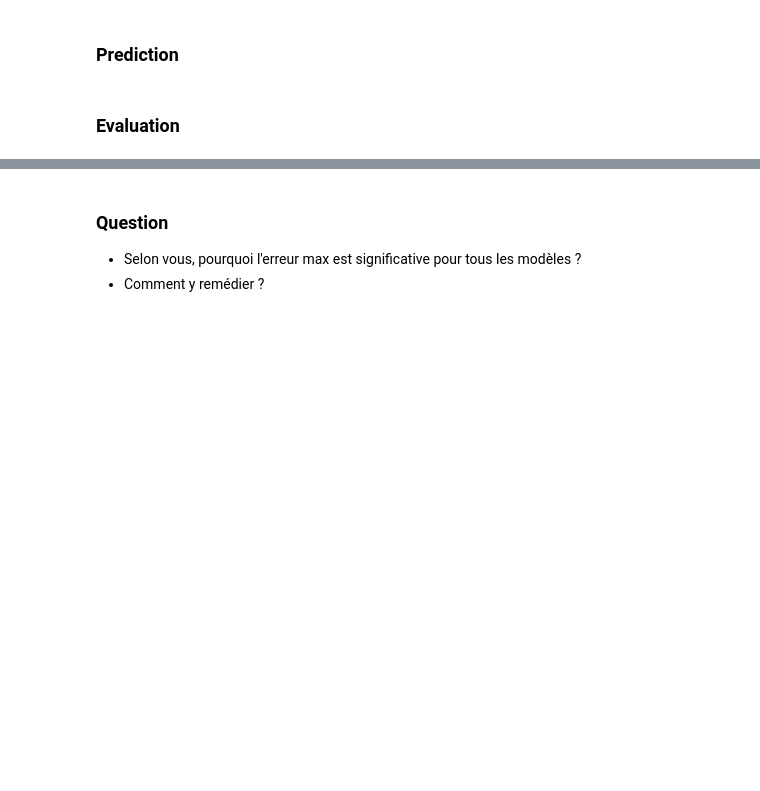
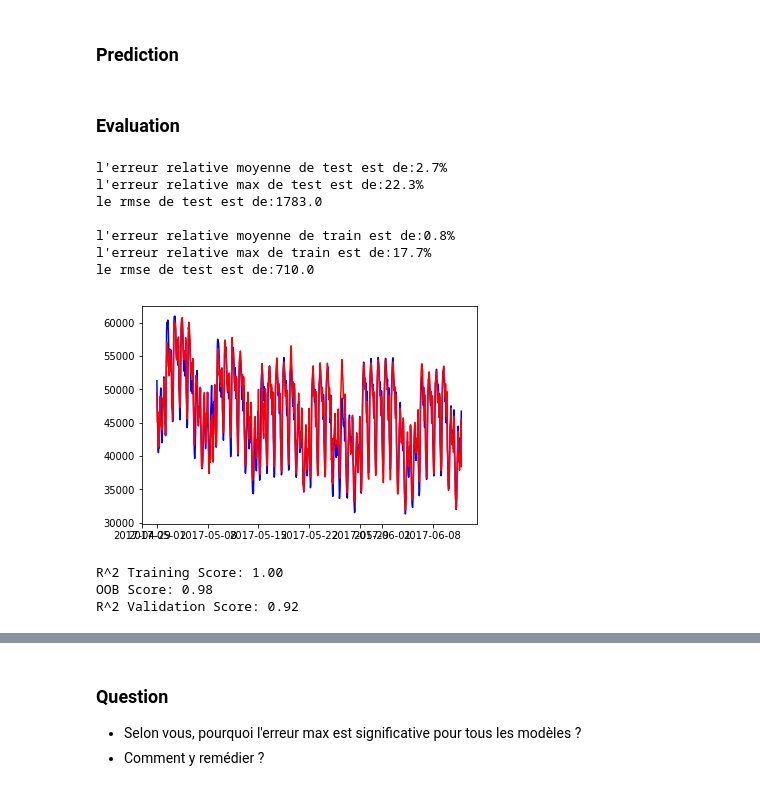
Before and after one commit to marota/TP_Formation_Conso_MachineLearning, a Jupyter notebook: TP1_Machine_learning.ipynb, the cells around one changed output, grey strips where cells are left out. Cells and saved outputs as stored; diff of their text form; code cells hidden in the pictures; blank space fills up the shorter version.

```diff
--- a/TP1_Machine_learning.ipynb
+++ b/TP1_Machine_learning.ipynb
@@ -467,14 +475,3 @@ def prepareDataSetEntrainementTest(Xinput, Yconso, dateDebut, dateRupture, nbJou
     YconsoTest=Yconso[(Xinput.ds >= dateRupture)]
 
     return XinputTrain, XinputTest, YconsoTrain, YconsoTest
-# %%
-# on souhaite un jeu de test qui commence à partir du 1er mai 2017
-dateDebut = datetime.datetime(year=2013, month=1, day=7)#pour éviter les NaN dans le jeu de données
-dateRupture = datetime.datetime(year=2017, month=5, day=1)#début du challenge prevision de conso
-
-# On va commencer par un modèle autoregressif très simple, ici X=Y
-# Pas de prise en compte de la météo, des variables calendaires, etc...
-# Attention, on conserve dans un autre objet la matrice des variables exogènes
-Xinput_save = Xinput
-Xinput = Yconso
-nbJourlagRegresseur = 0  # pas de prise en compte des consommations passées pour l'instant
@@ -550,7 +531,6 @@ def evaluation_par(X, Y, Yhat,avecJF=True):
 # %% [markdown]
 ## Preparation de Xinput
 # %%
-Xinput = Xinput_save
 Xinput = Xinput.drop(['lag1H'],axis=1)  # on supprime la consommation retardée d'une heure, non disponible pour notre exercice de prévision
 # %%
 print(Xinput.shape)
@@ -813,5 +797,5 @@ list(colsRF)
 ### Entrainement du modèle
 # %%
 # La cellule peut prendre un peu de temps à exécuter
-rfTrain = RandomForestRegressor(n_estimators=30, max_features=colsRF.size, n_jobs=3)
+rfTrain = RandomForestRegressor(n_estimators=30, max_features=colsRF.size, n_jobs=3, oob_score = True, bootstrap = True)
 rfTrain.fit(XinputTrain[colsRF], YconsoTrain['y'])
@@ -825,9 +816,25 @@ forecastTrain = rfTrain.predict(XinputTrain[colsRF])
 # %%
 evaluation(YconsoTrain, YconsoTest, forecastTrain, forecastTest)
 
 # on visualise nos previsions par rapport a la realité
 plt.plot(YconsoTest['ds'], YconsoTest['y'], 'b', YconsoTest['ds'], forecastTest, 'r')
 plt.show()
+
+print('R^2 Training Score: {:.2f} \nOOB Score: {:.2f} \nR^2 Validation Score: {:.2f}'.format(rfTrain.score(XinputTrain[colsRF], YconsoTrain['y']),
+                                                                                             rfTrain.oob_score_,
+rfTrain.score(XinputTest[colsRF], YconsoTest['y'])))
+# %% [output]
+l'erreur relative moyenne de test est de:2.7%
+l'erreur relative max de test est de:22.3%
+le rmse de test est de:1783.0
+
+l'erreur relative moyenne de train est de:0.8%
+l'erreur relative max de train est de:17.7%
+le rmse de test est de:710.0
+[figure, added]
+R^2 Training Score: 1.00
+OOB Score: 0.98
+R^2 Validation Score: 0.92
 # %%
 evalWD,evalHour,evalJF = evaluation_par(XinputTest,YconsoTest,forecastTest)
 print(str(round(evalWD*100,1)))
```
Also changed, not shown: parts of 41 cells of this notebook, 1 other file.
